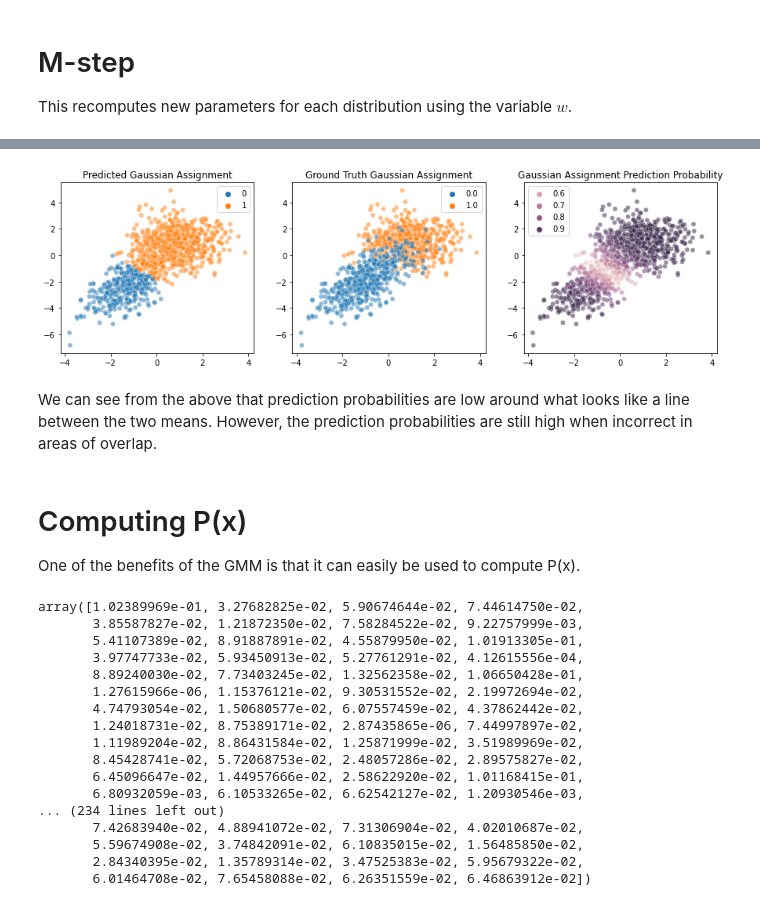
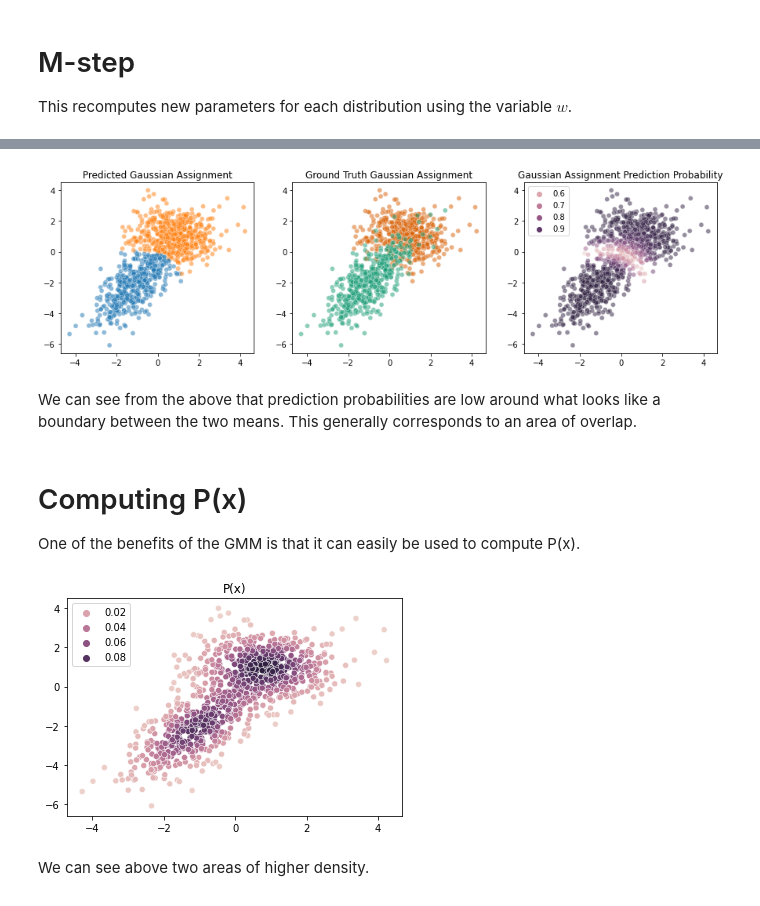
Before and after one commit to penichols10/Expectation_maximization, a Jupyter notebook: GMM.ipynb, the cells around one changed output, grey strips where cells are left out. Cells and saved outputs as stored; diff of their text form; code cells hidden in the pictures.

```diff
--- a/GMM.ipynb
+++ b/GMM.ipynb
@@ -53,19 +160,19 @@ def make_identity_array(z, j, data_dim):
     identity_array = np.stack([identity_array for i in range(data_dim)], axis=-1)
     return identity_array
 
-def e_step_phi(identity_array):
+def init_phi(identity_array):
     M = identity_array.shape[0]
     phi = (1/M)*np.sum(identity_array[:,0])
     return phi
 
-def e_step_mu(x, identity_array):
+def init_mu(x, identity_array):
     # Sum terms where the identify function is 1
     mu = np.where(identity_array==1, x, 0)
     mu = np.sum(mu)
     mu /= np.sum(identity_array, axis=0)
     return mu
 
-def e_step_sigma(x, identity_array):
+def init_sigma(x, identity_array):
     # Sum terms where the identify function is 1
     sigma = np.where(identity_array==1, x, 0)
     sigma -= x
@@ -87,11 +194,8 @@ def init_params(x, k): # for data x and k gaussians
 
     for i in range(k):
         identity_array = make_identity_array(z, i, data_dim)
-        phis[i] = e_step_phi(identity_array)
-        sigmas[i] = e_step_sigma(x, identity_array)
-        mus[i] = e_step_mu(x, identity_array)
+        phis[i] = init_phi(identity_array)
+        sigmas[i] = init_sigma(x, identity_array)
+        mus[i] = init_mu(x, identity_array)
 
     return phis, sigmas, np.squeeze(mus)
-
-phis, sigmas, mus = init_params(x, 2)
-sigmas, mus
@@ -110,7 +206,7 @@ Code to compute $w^{(i)}_j$ for some known $\phi, \Sigma, \mu$. The variable $w^
 # %%
 def multinomial_pdf(phis, j):
     '''
-    Assuming 1 trial
+    Assuming 1 trial, i.e. categorical distribution
     '''
     return phis[j]
 
@@ -133,15 +229,11 @@ def e_step(x, mus, sigmas, phis, k):
     w = probs /denominator
 
     return w
-
-phis, sigmas, mus = init_params(x, 2)
-w = e_step(x, mus, sigmas, phis, 2)
 # %% [markdown]
 # M-step
 This recomputes new parameters for each distribution using the variable $w$.
 # %%
 def m_step_phi(w):
-    print
     phi = np.sum(w, axis=0)
     phi /= w.shape[0]
     return phi
@@ -152,7 +244,7 @@ def m_step_mu(x, w, phis):
     k = w.shape[1]
     mu = np.zeros((k, data_dim))
     for j in range(k):
-        mu_j = np.stack([w[:, j], w[:, j]], axis=-1)*x
+        mu_j = np.stack([w[:, j] for i in range(data_dim)], axis=-1)*x
         mu_j = np.sum(mu_j, axis=0)
         denominator = phis[j]*n_samples
         mu_j /= denominator
@@ -167,7 +259,7 @@ def m_step_sigma(x, w, phi, mu):
 
     for j in range(k):
         diff = x - mu[j]
-        w_vec = np.stack([w[:, j], w[:, j]], axis=-1)
+        w_vec = np.stack([w[:, j] for i in range(data_dim)], axis=-1)
         diff_mult = diff*w_vec
 
         diff_mult = diff_mult[:, np.newaxis, :]
@@ -188,6 +280,6 @@ def m_step(x, w, phis, mus):
     mus = m_step_mu(x, w, phis)
     sigma = m_step_sigma(x, w, phis, mus)
 
-    return mus, phis, sigmas
+    return mus, phis, sigma
 # %% [markdown]
 # Combine E-Step and M-Step
@@ -218,22 +312,22 @@ Finished in 119 iterations
 # %%
 fig, axes = plt.subplots(1,3, figsize=(15,4))
 y_hat = np.argmax(w, axis=1)
 y_probs = np.max(w, axis=1)
 
-sns.scatterplot(x=x[:,0], y=x[:,1], hue=y_hat, alpha=0.5, ax=axes[0])
+sns.scatterplot(x=x[:,0], y=x[:,1], hue=y_hat, alpha=0.5, ax=axes[0], legend=False)
 axes[0].set_title('Predicted Gaussian Assignment')
 
-sns.scatterplot(x=x[:,0], y=x[:,1], hue=y, alpha=0.5, ax=axes[1])
+sns.scatterplot(x=x[:,0], y=x[:,1], hue=y, palette='Dark2', alpha=0.5, ax=axes[1], legend=False)
 axes[1].set_title('Ground Truth Gaussian Assignment')
 
 sns.scatterplot(x=x[:,0], y=x[:,1], hue=y_probs, alpha=0.5, ax=axes[2])
 axes[2].set_title('Gaussian Assignment Prediction Probability')
 
 plt.show()
 # %% [output]
-[figure, old version]
+[figure, new version]
 # %% [markdown]
-We can see from the above that prediction probabilities are low around what looks like a line between the two means. However, the prediction probabilities are still high when incorrect in areas of overlap.
+We can see from the above that prediction probabilities are low around what looks like a boundary between the two means. This generally corresponds to an area of overlap.
 # %% [markdown]
 # Computing P(x)
 One of the benefits of the GMM is that it can easily be used to compute P(x).
@@ -261,21 +355,10 @@ def compute_prob_density(mus, phis, sigmas):
     return probs
 
 p_x = compute_prob_density(mus, phis, sigmas)
+sns.scatterplot(x=x[:,0], y=x[:,1], hue=p_x)
+plt.title('P(x)')
+plt.show()
 # %% [output]
-array([1.02389969e-01, 3.27682825e-02, 5.90674644e-02, 7.44614750e-02,
-       3.85587827e-02, 1.21872350e-02, 7.58284522e-02, 9.22757999e-03,
-       5.41107389e-02, 8.91887891e-02, 4.55879950e-02, 1.01913305e-01,
-       3.97747733e-02, 5.93450913e-02, 5.27761291e-02, 4.12615556e-04,
-       8.89240030e-02, 7.73403245e-02, 1.32562358e-02, 1.06650428e-01,
-       1.27615966e-06, 1.15376121e-02, 9.30531552e-02, 2.19972694e-02,
-       4.74793054e-02, 1.50680577e-02, 6.07557459e-02, 4.37862442e-02,
-       1.24018731e-02, 8.75389171e-02, 2.87435865e-06, 7.44997897e-02,
-       1.11989204e-02, 8.86431584e-02, 1.25871999e-02, 3.51989969e-02,
-       8.45428741e-02, 5.72068753e-02, 2.48057286e-02, 2.89575827e-02,
-       6.45096647e-02, 1.44957666e-02, 2.58622920e-02, 1.01168415e-01,
-       6.80932059e-03, 6.10533265e-02, 6.62542127e-02, 1.20930546e-03,
-... (234 lines left out)
-       7.42683940e-02, 4.88941072e-02, 7.31306904e-02, 4.02010687e-02,
-       5.59674908e-02, 3.74842091e-02, 6.10835015e-02, 1.56485850e-02,
-       2.84340395e-02, 1.35789314e-02, 3.47525383e-02, 5.95679322e-02,
-       6.01464708e-02, 7.65458088e-02, 6.26351559e-02, 6.46863912e-02])
+[figure, added]
+# %% [markdown]
+We can see above two areas of higher density.
```
Also changed, not shown: parts of 7 cells of this notebook, 1 other file.
